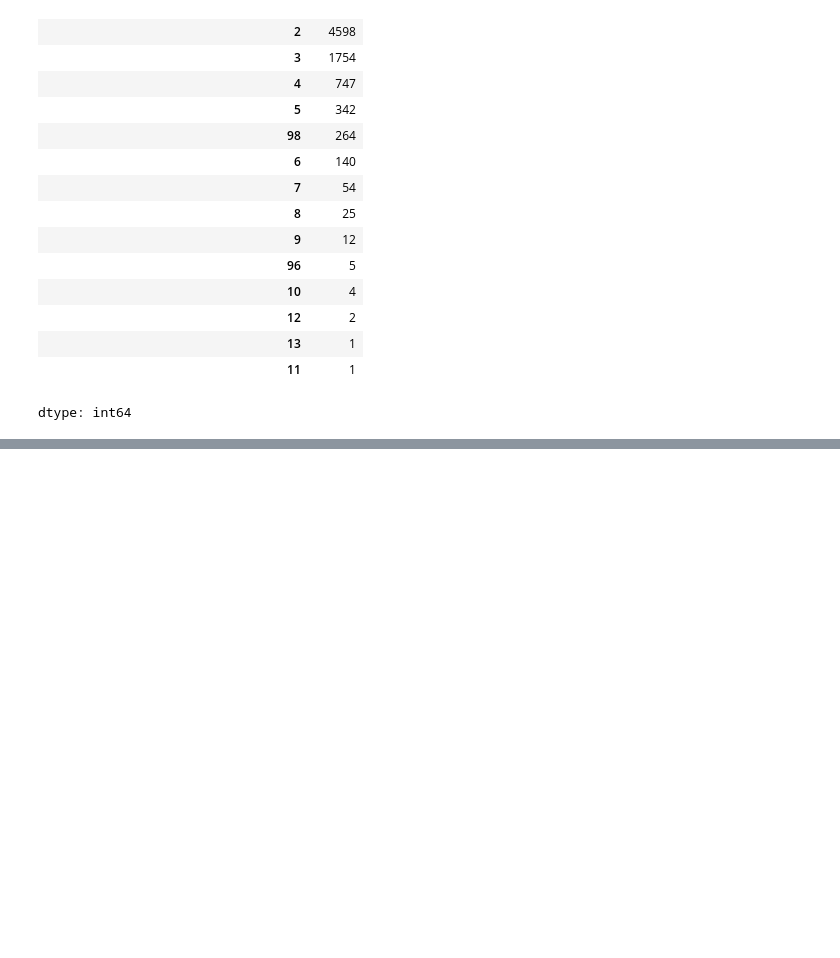
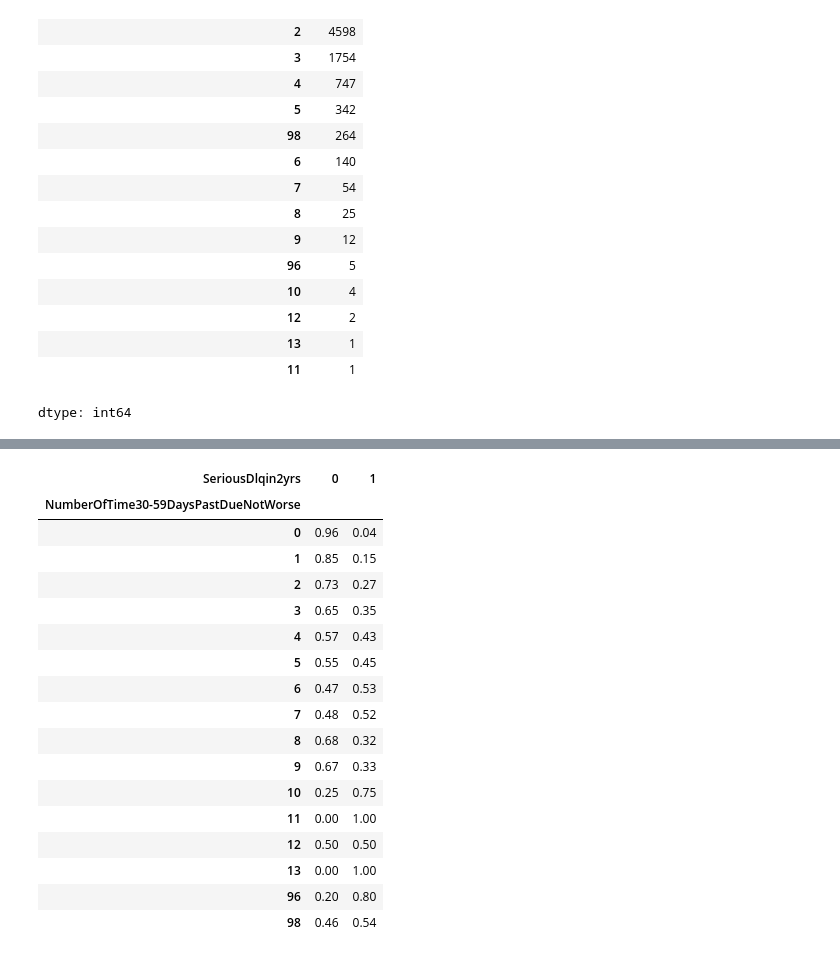
Before and after one commit to Sneha-sharma26/credit-risk-modeling, a Jupyter notebook: dataPreprocessing.ipynb, the cells around one changed output, grey strips where cells are left out. Saved outputs shown, nothing was run; the diff lists cells and outputs as text; code cells hidden in the pictures; blank space fills up the shorter version.

```diff
--- a/dataPreprocessing.ipynb
+++ b/dataPreprocessing.ipynb
@@ -459,0 +484,23 @@ dtype: int64
+# %%
+#Cross tab row Percentages
+cross_tab_30dpd_target_percent=cross_tab_30dpd_target.apply(lambda x: x/x.sum(), axis=1)
+round(cross_tab_30dpd_target_percent,2)
+# %% [output]
+| SeriousDlqin2yrs | 0 | 1 |
+| NumberOfTime30-59DaysPastDueNotWorse |  |  |
+| 0 | 0.96 | 0.04 |
+| 1 | 0.85 | 0.15 |
+| 2 | 0.73 | 0.27 |
+| 3 | 0.65 | 0.35 |
+| 4 | 0.57 | 0.43 |
+| 5 | 0.55 | 0.45 |
+| 6 | 0.47 | 0.53 |
+| 7 | 0.48 | 0.52 |
+| 8 | 0.68 | 0.32 |
+| 9 | 0.67 | 0.33 |
+| 10 | 0.25 | 0.75 |
+| 11 | 0.00 | 1.00 |
+| 12 | 0.50 | 0.50 |
+| 13 | 0.00 | 1.00 |
+| 96 | 0.20 | 0.80 |
+| 98 | 0.46 | 0.54 |
```
Also changed, not shown: parts of 14 cells of this notebook.
